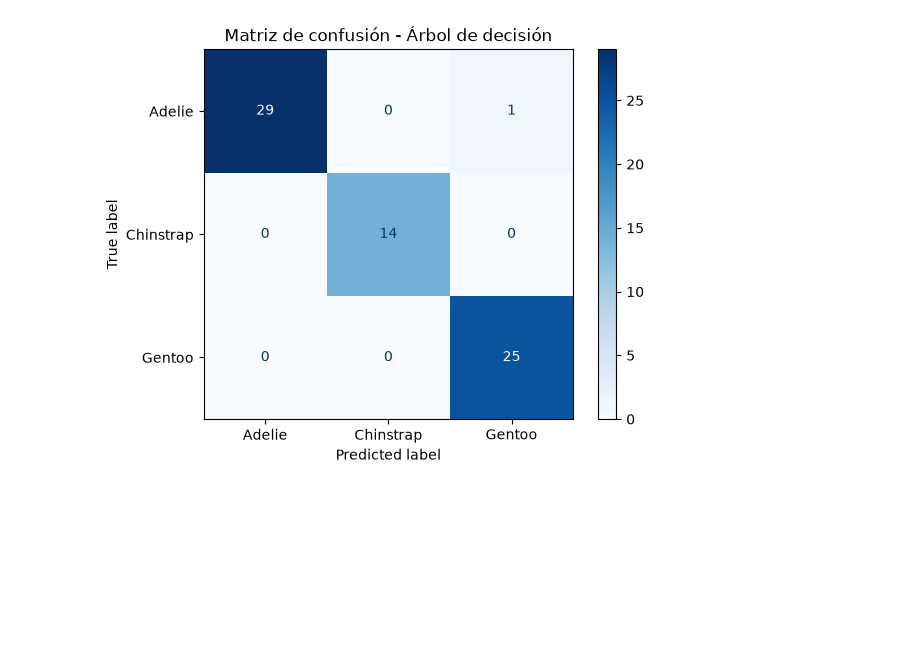
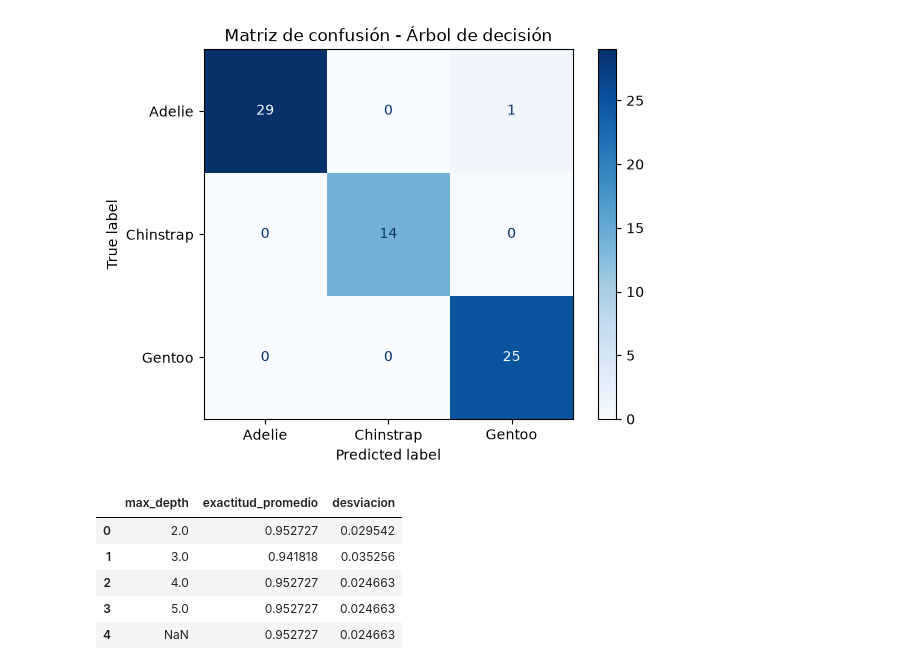
Before and after one commit to luispinillam/actividad-machine-learning, a Jupyter notebook: actividad-machine-learning.ipynb, the cells around one changed output. Cells and saved outputs as stored; diff of their text form; code cells hidden in the pictures; blank space fills up the shorter version.

Commit message:
comparacion profuncidad del arbol

```diff
--- a/actividad-machine-learning.ipynb
+++ b/actividad-machine-learning.ipynb
@@ -248,3 +248,47 @@ MATRIZ DE CONFUSIÓN:
  [ 0 14  0]
  [ 0  0 25]]
 [figure]
+# %%
+from sklearn.model_selection import StratifiedKFold, cross_val_score
+from sklearn.tree import DecisionTreeClassifier
+
+profundidades = [2, 3, 4, 5, None]
+
+validacion = StratifiedKFold(
+    n_splits=5,
+    shuffle=True,
+    random_state=42
+)
+
+resultados = []
+
+for profundidad in profundidades:
+    modelo_prueba = DecisionTreeClassifier(
+        max_depth=profundidad,
+        random_state=42
+    )
+
+    puntuaciones = cross_val_score(
+        modelo_prueba,
+        X_train,
+        y_train,
+        cv=validacion,
+        scoring="accuracy"
+    )
+
+    resultados.append({
+        "max_depth": profundidad,
+        "exactitud_promedio": puntuaciones.mean(),
+        "desviacion": puntuaciones.std()
+    })
+
+comparacion = pd.DataFrame(resultados)
+
+display(comparacion)
+# %% [output]
+|  | max_depth | exactitud_promedio | desviacion |
+| 0 | 2.0 | 0.952727 | 0.029542 |
+| 1 | 3.0 | 0.941818 | 0.035256 |
+| 2 | 4.0 | 0.952727 | 0.024663 |
+| 3 | 5.0 | 0.952727 | 0.024663 |
+| 4 | NaN | 0.952727 | 0.024663 |
```
